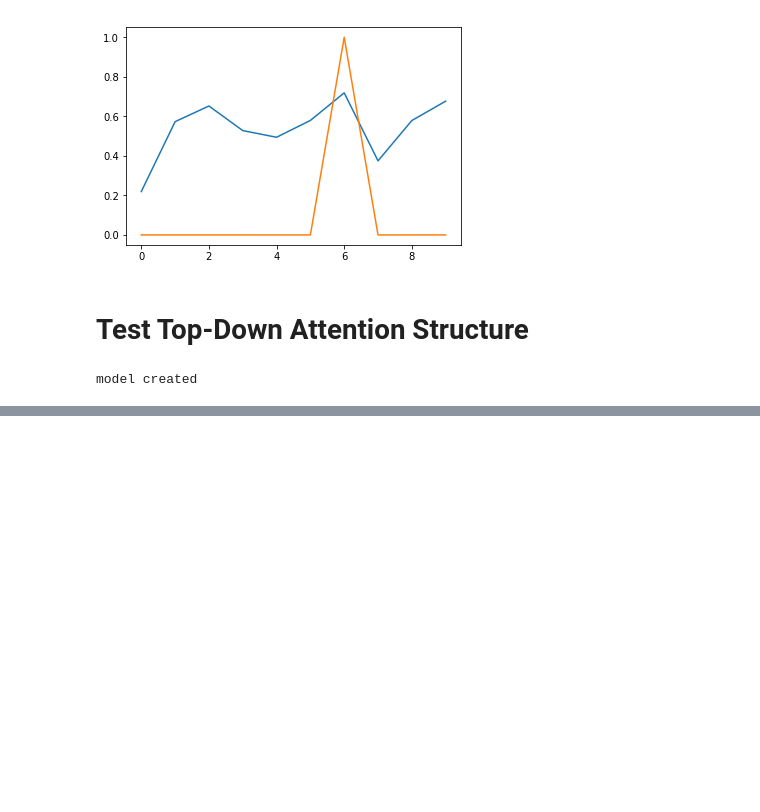
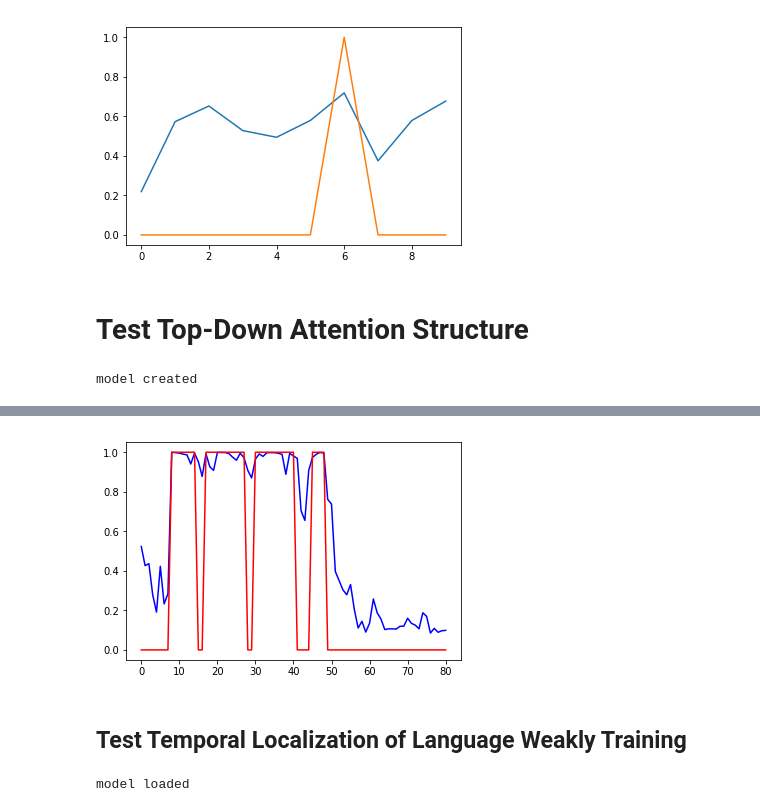
Before and after one commit to jacobswan1/Weakly-Supervised-Action-Localization-by-Sparse-Temporal-Pooling-Network, a Jupyter notebook: LSTM_Gumbel.ipynb, the cells around one changed output, grey strips where cells are left out. Drawn from its saved outputs; the diff is of its cells as text; code cells hidden in the pictures; blank space fills up the shorter version.

```diff
--- a/LSTM_Gumbel.ipynb
+++ b/LSTM_Gumbel.ipynb
@@ -106,6 +106,17 @@ path_to_glove = './checkpoint/glove.840B.300d.pkl'
 with open(path_to_glove, "rb") as input_file:
     glove_model = pickle.load(input_file)
 # %%
+# Randomly selecting out single label and convert it to text
+def one_label_text(labels):
+    tem_labels = torch.zeros_like(labels)
+    target = [[idx for idx, item in enumerate(label.tolist()) if item == 1] for label in labels]
+    for i, l in enumerate(target):
+        idx = np.random.choice(l)
+        tem_labels[i][idx] = 1
+    text = label_to_text(tem_labels)
+    return text, tem_labels
+
+
 # Stacking all laebls to language format
 def label_to_text(labels):
     text_list = []
@@ -322,6 +333,7 @@ class Visual_model(nn.Module):
             # Iterate through video segments
 #             bilinear = self.relu(self.bilinear_pooling(self.relu(self.fc1(self.relu(self.fc0(video_features)))), language_feat))
             bilinear = self.relu(self.fc1(self.relu(self.fc0(video_features)))*language_feat)
+#             bilinear = self.relu(self.fc1(self.relu(self.fc0(video_features))))
             output = self.sigmoid(self.fc2(bilinear))
 
             # Temporal Pool
@@ -352,9 +364,6 @@ class Visual_model(nn.Module):
         # Reshape to tensor
         weighted_features = torch.stack(weighted_features)
 
-        pos_features = torch.stack(pos_features)
-        neg_features = torch.stack(neg_features)
-
         # Feed temporal features to fc regression layer
         # output: aggregated visual representations
         output = self.fc_lr(weighted_features)
@@ -367,6 +376,8 @@ class Visual_model(nn.Module):
                 return attention_weights, output, None, None, None
             # training with t-cam bootstrapping
             else:
+                pos_features = torch.stack(pos_features)
+                neg_features = torch.stack(neg_features)
                 pos_features = self.fc_lr(pos_features)
                 neg_features = self.fc_lr(neg_features)
                 return attention_weights, output, pos_features, neg_features, None
@@ -402,6 +413,8 @@ print('model created')
 # Store the fc weights for t-cam prediction
 # args.weights = model.visual_model.fc3.weight.detach().cpu()
 args.weights = fc_weight.cpu()
+args.margin_weight = 0.01
+args.lr = 0.0001
 
 # Loss defined here
 marginrankingloss = nn.MarginRankingLoss(0.1)
@@ -413,8 +426,7 @@ def euclidean_distance(v1, v2, dim=None):
         return torch.mean((v1-v2)**2)
 
 # Optimizer
-lr = 0.0001
-optimizer = torch.optim.SGD(model.parameters(), lr=lr, momentum=0.9)
+optimizer = torch.optim.SGD(model.parameters(), lr=args.lr, momentum=0.9)
 
 writer = SummaryWriter()
 # %% [output]
@@ -433,7 +445,7 @@ for epoch in range(args.max_iter):
     labels = torch.from_numpy(labels).float().to('cuda')
 
     # Generate texts from categories
-    text_list = label_to_text(labels)
+    text_list, labels = one_label_text(labels)
 
     # Generate Pos/Neg temporal segment mask for contrastive loss
     clses = [[idx for idx, cls in enumerate(label) if cls == 1.] for label in labels]
@@ -449,7 +461,9 @@ for epoch in range(args.max_iter):
 
     margin_loss = marginrankingloss(pos_distance, neg_distance, target)
 
-    loss = euclidean_distance(visual_feature, textual_feature)+0.01*margin_loss+0.000001*l1_norm(attention_weights)
+    loss = euclidean_distance(visual_feature, textual_feature) + args.margin_weight*margin_loss
+#     + 0.000001*l1_norm(attention_weights)
+
 
 
     # Back Propogation
@@ -457,11 +471,13 @@ for epoch in range(args.max_iter):
     loss.backward()
     optimizer.step()
 
+
     # Save checkpoint
     if epoch % 5000 == 0 and epoch is not 0:
         # Reduce lr
-        lr /= 2
-        optimizer = torch.optim.SGD(model.parameters(), lr=lr, momentum=0.9)
+        args.lr /= 2
+#         args.margin_weight /= 2
+        optimizer = torch.optim.SGD(model.parameters(), lr=args.lr, momentum=0.9)
 
         # Checkpoint structure
         model_state = {
@@ -469,8 +485,7 @@ for epoch in range(args.max_iter):
         'state_dict': model.state_dict(),
         'optimizer': optimizer.state_dict(),
         }
-
-        torch.save(model_state, os.path.join(args.checkpoint_path, 'model_nlp_epoch_{:03}.pth'.format(epoch)))
+        torch.save(model_state, os.path.join(args.checkpoint_path, 'model_nlp_top-down_epoch_{:03}.pth'.format(epoch)))
 
 
     # Print out training loss
@@ -478,7 +493,7 @@ for epoch in range(args.max_iter):
     writer.add_scalar('runs/', loss_value, epoch)
 
 
-    if epoch % 10 == 0:
+    if epoch % 100 == 0:
         print('Epoch:{:03}, Loss: {:02}'.format(epoch, loss_value))
         # Display attention weights and loss value
         plt.plot(attention_weights[0].tolist(), c='b')
@@ -488,3 +503,4 @@ for epoch in range(args.max_iter):
 # export scalar data to JSON for external processing
 writer.export_scalars_to_json("./all_scalars.json")
 writer.close()
+# %% [output]
@@ -490,0 +508,24 @@ writer.close()
+[figure, added]
+# %% [markdown]
+## Test Temporal Localization of Language Weakly Training
+# %%
+# Duo Model testing
+
+# Load pre trained model
+lstm_input_size = 300
+hidden_dim = 300
+batch_size = 1
+output_dim = 100
+num_layers = 2
+
+model = Model(lstm_input_size, hidden_dim, batch_size=batch_size,
+                                 time_steps=8, output_dim=output_dim, num_layers=num_layers)
+model.eval()
+model.cuda()
+checkpoint = torch.load('./checkpoint/model_nlp_top-down_epoch_5000.pth')
+model.load_state_dict(checkpoint['state_dict'])
+epoch = checkpoint['epoch']
+
+print('model loaded')
+# %% [output]
+model loaded
```
Also changed, not shown: parts of 3 cells of this notebook, 41 other files.
